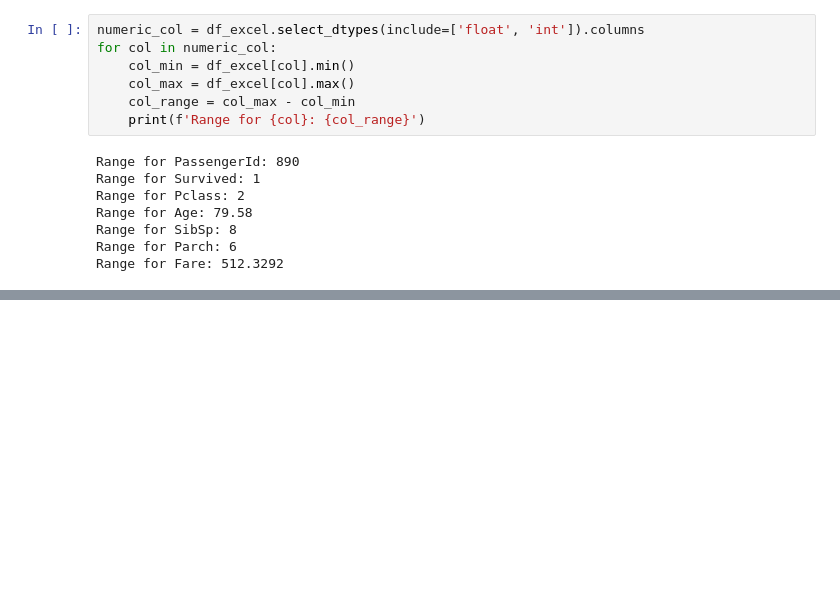
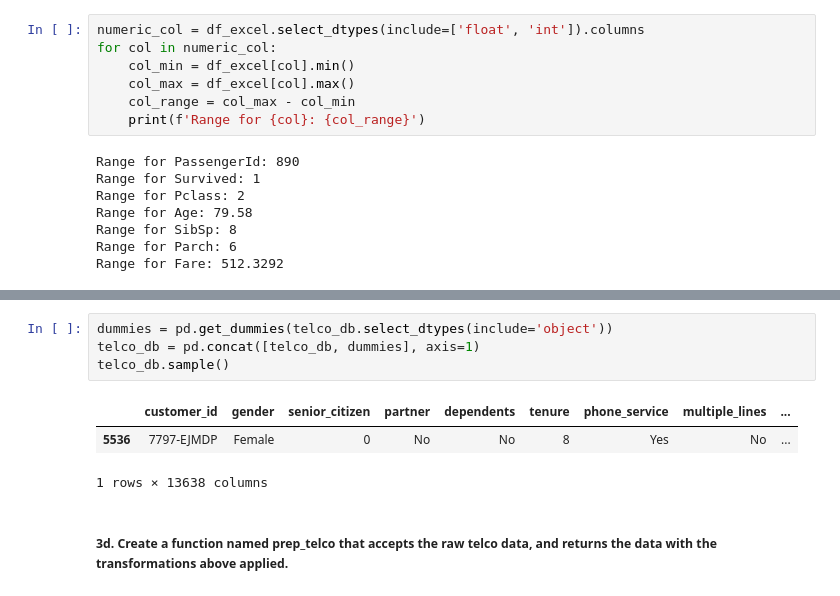
Before and after one commit to Jared-Wood135/classification-exercises, a Jupyter notebook: classification_exercises.ipynb, the cells around one changed output, grey strips where cells are left out. Saved outputs shown, nothing was run; the diff lists cells and outputs as text; blank space fills up the shorter version.

```diff
--- a/classification_exercises.ipynb
+++ b/classification_exercises.ipynb
@@ -377,0 +537,10 @@ prep_telco().sample()
+# %%
+dummies = pd.get_dummies(telco_db.select_dtypes(include='object'))
+telco_db = pd.concat([telco_db, dummies], axis=1)
+telco_db.sample()
+# %% [output]
+|  | customer_id | gender | senior_citizen | partner | dependents | tenure | phone_service | multiple_lines | ... |
+| 5536 | 7797-EJMDP | Female | 0 | No | No | 8 | Yes | No | ... |
+1 rows × 13638 columns
+# %% [markdown]
+##### 3d. Create a function named prep_telco that accepts the raw telco data, and returns the data with the transformations above applied.
```
Also changed, not shown: parts of 95 cells of this notebook, 1 other file.
